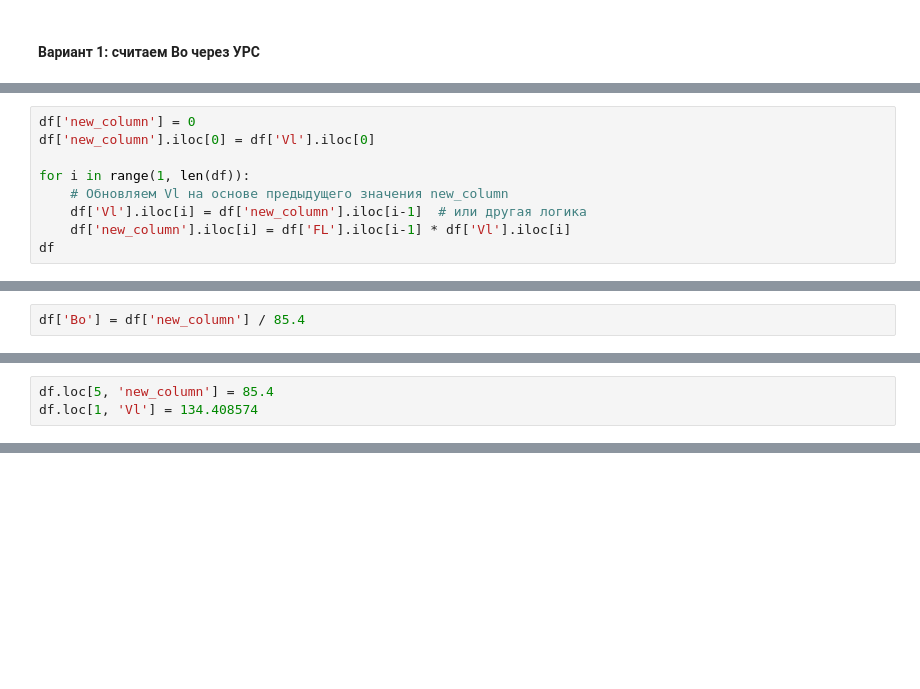
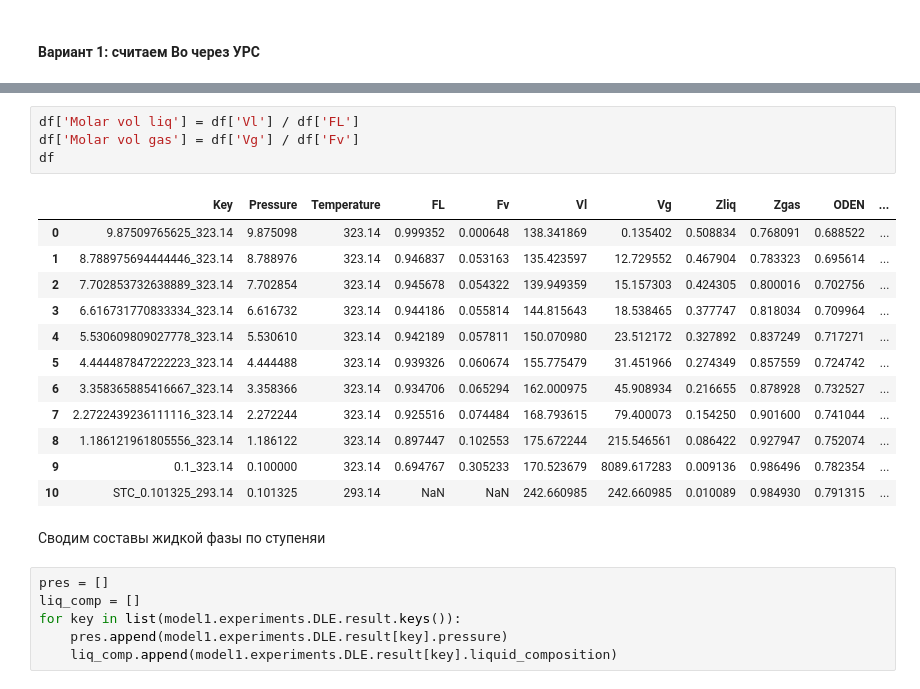
Before and after one commit to SidorenkoDD/BlackBoxFluid, a Jupyter notebook: code/tests2.ipynb, the cells around one changed output, grey strips where cells are left out. Saved outputs shown, nothing was run; the diff lists cells and outputs as text; blank space fills up the shorter version.

```diff
--- a/code/tests2.ipynb
+++ b/code/tests2.ipynb
@@ -520,9 +513,0 @@ df
-# %%
-df['new_column'] = 0
-df['new_column'].iloc[0] = df['Vl'].iloc[0]
-
-for i in range(1, len(df)):
-    # Обновляем Vl на основе предыдущего значения new_column
-    df['Vl'].iloc[i] = df['new_column'].iloc[i-1]  # или другая логика
-    df['new_column'].iloc[i] = df['FL'].iloc[i-1] * df['Vl'].iloc[i]
-df
@@ -554,2 +513,0 @@ See the caveats in the documentation: https://pandas.pydata.org/pandas-docs/stab
-# %%
-df['Bo'] = df['new_column'] / 85.4
@@ -566,3 +513,0 @@ df
-# %%
-df.loc[5, 'new_column'] = 85.4
-df.loc[1, 'Vl'] = 134.408574
@@ -601,0 +514,25 @@ plt.plot(df['Pressure'], df['Bo'])
+# %%
+df['Molar vol liq'] = df['Vl'] / df['FL']
+df['Molar vol gas'] = df['Vg'] / df['Fv']
+df
+# %% [output]
+|  | Key | Pressure | Temperature | FL | Fv | Vl | Vg | Zliq | Zgas | ODEN | ... |
+| 0 | 9.87509765625_323.14 | 9.875098 | 323.14 | 0.999352 | 0.000648 | 138.341869 | 0.135402 | 0.508834 | 0.768091 | 0.688522 | ... |
+| 1 | 8.788975694444446_323.14 | 8.788976 | 323.14 | 0.946837 | 0.053163 | 135.423597 | 12.729552 | 0.467904 | 0.783323 | 0.695614 | ... |
+| 2 | 7.702853732638889_323.14 | 7.702854 | 323.14 | 0.945678 | 0.054322 | 139.949359 | 15.157303 | 0.424305 | 0.800016 | 0.702756 | ... |
+| 3 | 6.616731770833334_323.14 | 6.616732 | 323.14 | 0.944186 | 0.055814 | 144.815643 | 18.538465 | 0.377747 | 0.818034 | 0.709964 | ... |
+| 4 | 5.530609809027778_323.14 | 5.530610 | 323.14 | 0.942189 | 0.057811 | 150.070980 | 23.512172 | 0.327892 | 0.837249 | 0.717271 | ... |
+| 5 | 4.444487847222223_323.14 | 4.444488 | 323.14 | 0.939326 | 0.060674 | 155.775479 | 31.451966 | 0.274349 | 0.857559 | 0.724742 | ... |
+| 6 | 3.358365885416667_323.14 | 3.358366 | 323.14 | 0.934706 | 0.065294 | 162.000975 | 45.908934 | 0.216655 | 0.878928 | 0.732527 | ... |
+| 7 | 2.2722439236111116_323.14 | 2.272244 | 323.14 | 0.925516 | 0.074484 | 168.793615 | 79.400073 | 0.154250 | 0.901600 | 0.741044 | ... |
+| 8 | 1.186121961805556_323.14 | 1.186122 | 323.14 | 0.897447 | 0.102553 | 175.672244 | 215.546561 | 0.086422 | 0.927947 | 0.752074 | ... |
+| 9 | 0.1_323.14 | 0.100000 | 323.14 | 0.694767 | 0.305233 | 170.523679 | 8089.617283 | 0.009136 | 0.986496 | 0.782354 | ... |
+| 10 | STC_0.101325_293.14 | 0.101325 | 293.14 | NaN | NaN | 242.660985 | 242.660985 | 0.010089 | 0.984930 | 0.791315 | ... |
+# %% [markdown]
+Сводим составы жидкой фазы по ступеняи
+# %%
+pres = []
+liq_comp = []
+for key in list(model1.experiments.DLE.result.keys()):
+    pres.append(model1.experiments.DLE.result[key].pressure)
+    liq_comp.append(model1.experiments.DLE.result[key].liquid_composition)
```
Also changed, not shown: parts of 17 cells of this notebook, 4 other files.
